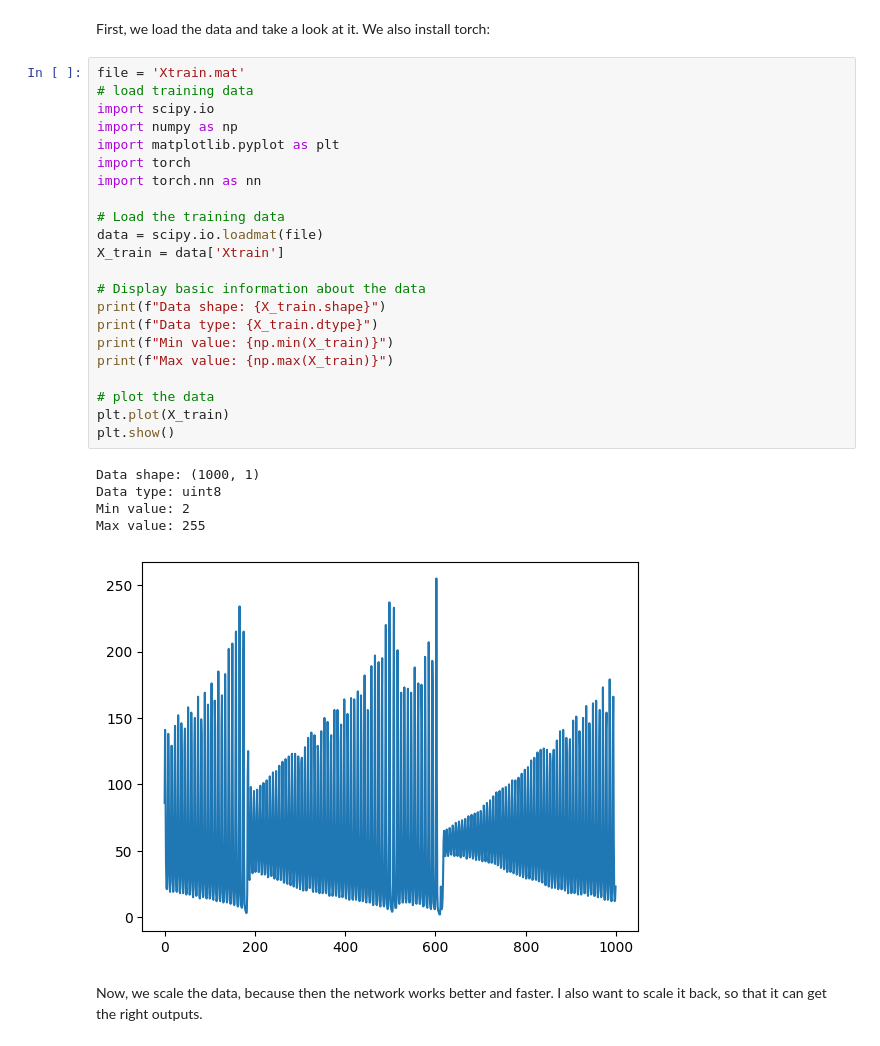
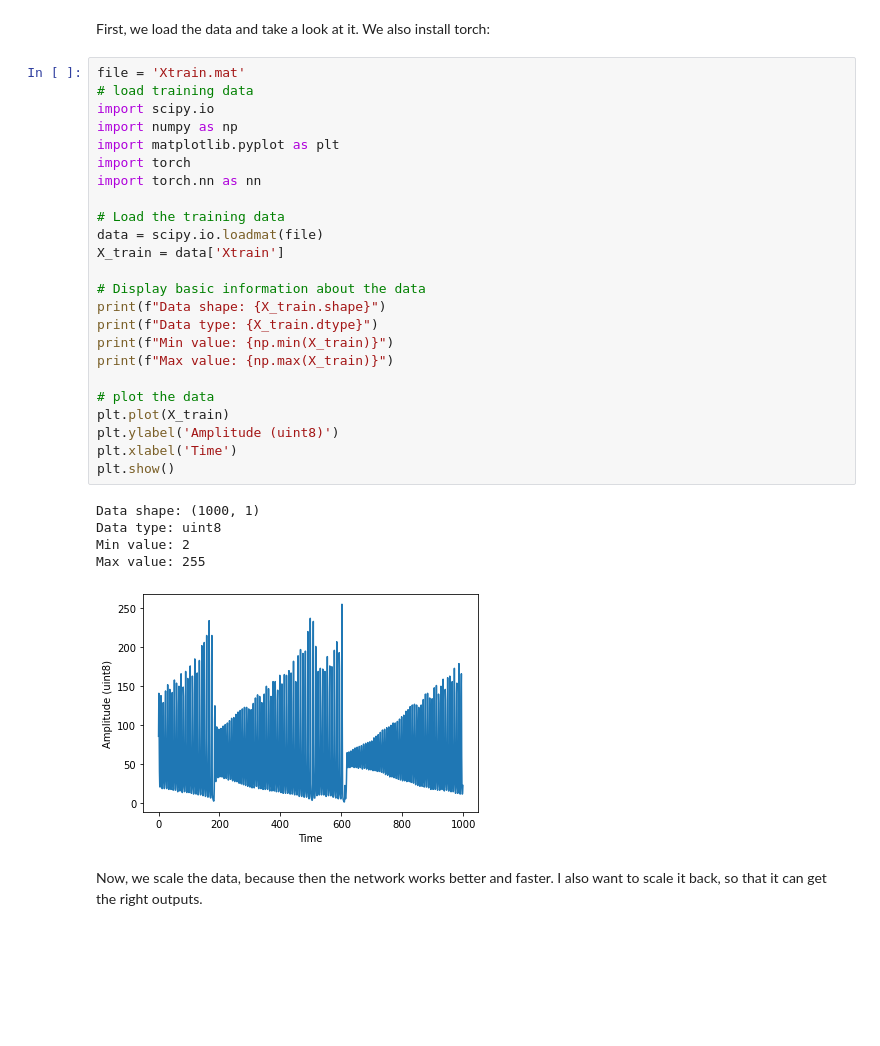
Before and after one commit to alexamirejibi/laser-prediction, a Jupyter notebook: Alex_RNN programming assignment.ipynb, the cells around one changed output. Saved outputs shown, nothing was run; the diff lists cells and outputs as text; blank space fills up the shorter version.

Commit message:
Update Alex_RNN programming assignment.ipynb
Made a small adjustment so that the plots are nicer for the report

```diff
--- a/Alex_RNN programming assignment.ipynb
+++ b/Alex_RNN programming assignment.ipynb
@@ -18,31 +18,33 @@ First, we load the data and take a look at it. We also install torch:
 # %%
 file = 'Xtrain.mat'
 # load training data
 import scipy.io
 import numpy as np
 import matplotlib.pyplot as plt
 import torch
 import torch.nn as nn
 
 # Load the training data
 data = scipy.io.loadmat(file)
 X_train = data['Xtrain']
 
 # Display basic information about the data
 print(f"Data shape: {X_train.shape}")
 print(f"Data type: {X_train.dtype}")
 print(f"Min value: {np.min(X_train)}")
 print(f"Max value: {np.max(X_train)}")
 
 # plot the data
 plt.plot(X_train)
+plt.ylabel('Amplitude (uint8)')
+plt.xlabel('Time')
 plt.show()
 # %% [output]
 Data shape: (1000, 1)
 Data type: uint8
 Min value: 2
 Max value: 255
-[figure, old version]
+[figure, new version]
 # %% [markdown]
 Now, we scale the data, because then the network works better and faster.
 I also want to scale it back, so that it can get the right outputs.
```
